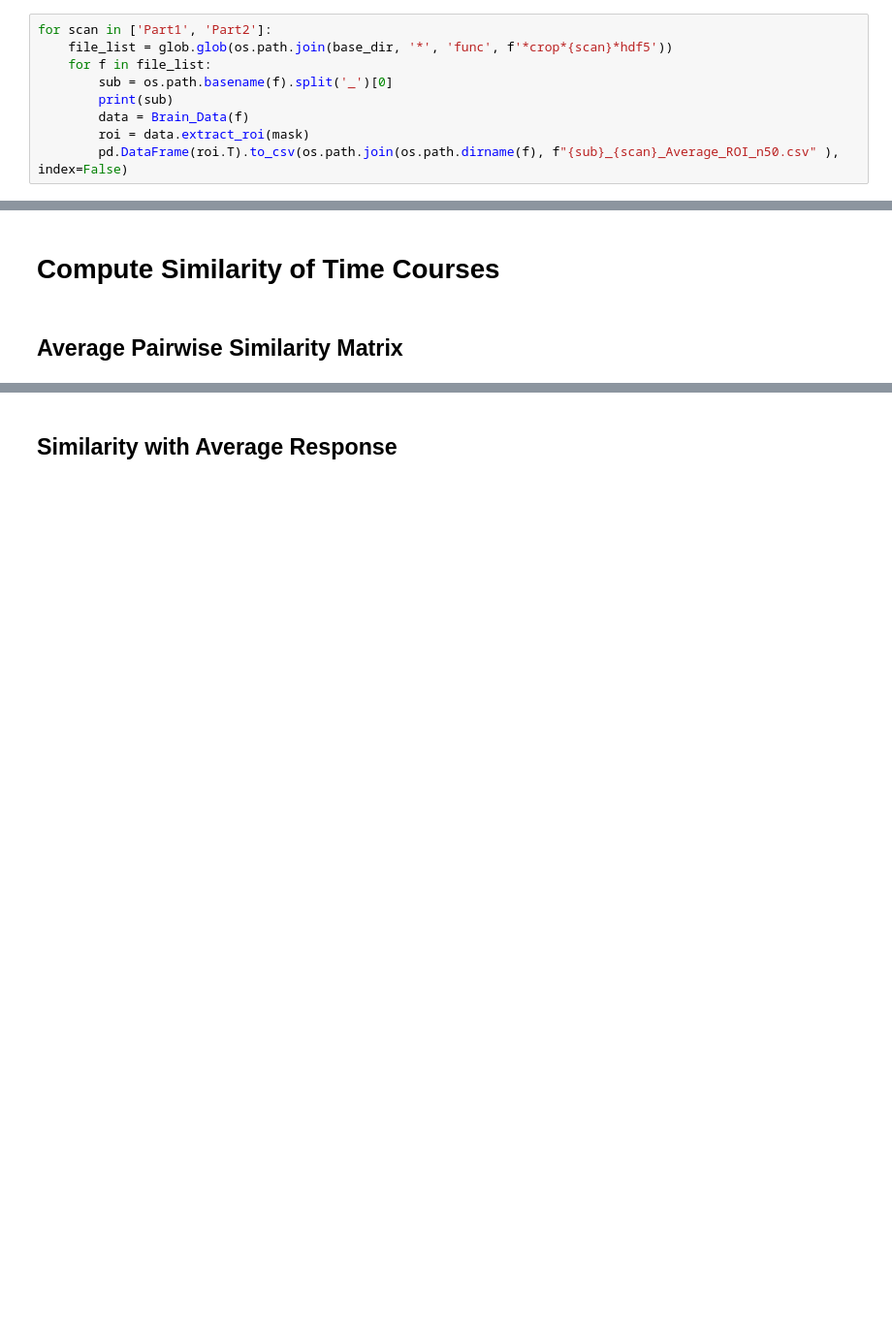
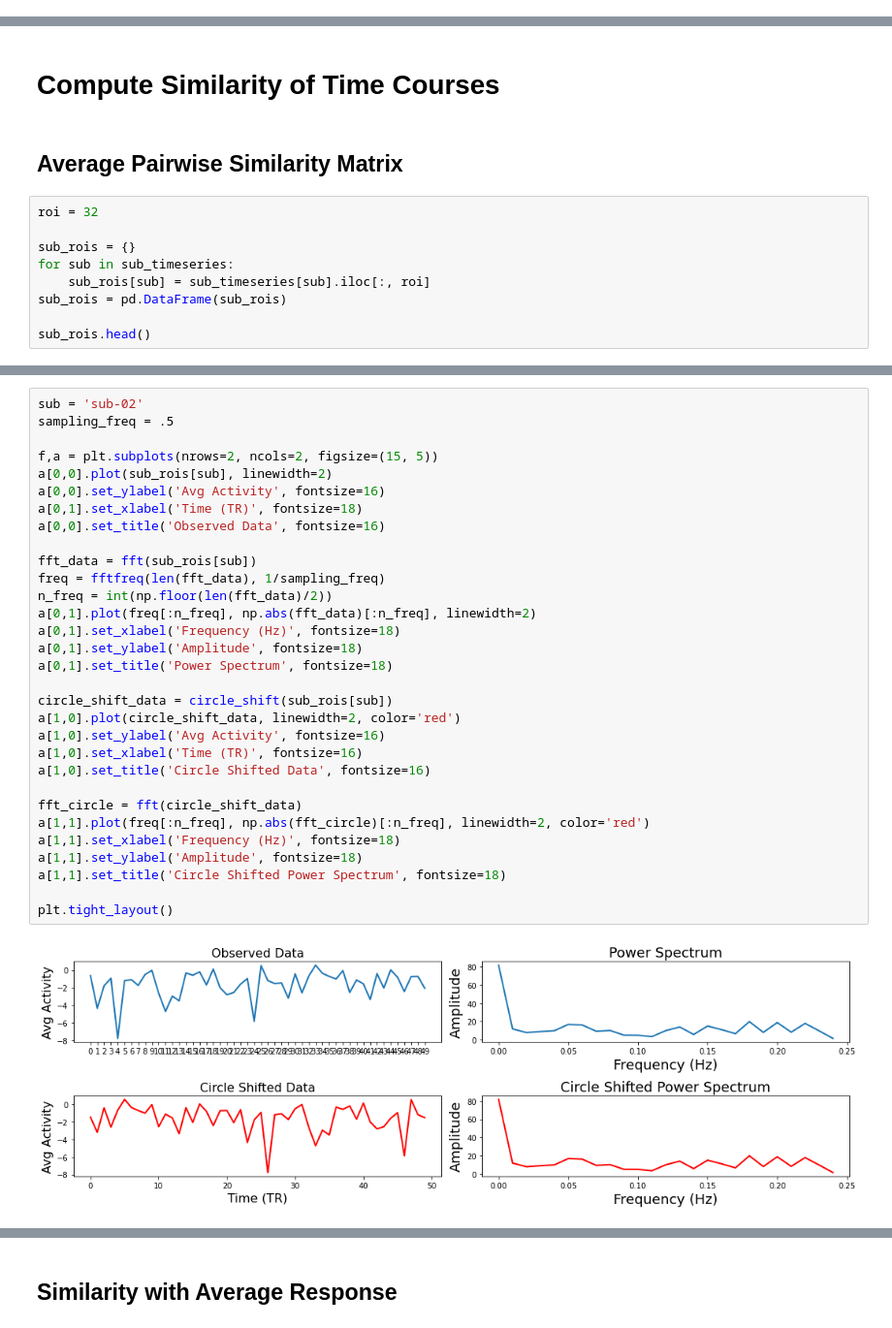
Before and after one commit to naturalistic-data-analysis/naturalistic_data_analysis, a Jupyter notebook: content/features/notebooks/Intersubject_Correlation.ipynb, the cells around one changed output, grey strips where cells are left out. Shown: that part at 97% size. Cells and saved outputs as stored; diff of their text form; blank space fills up the shorter version.

```diff
--- a/content/features/notebooks/Intersubject_Correlation.ipynb
+++ b/content/features/notebooks/Intersubject_Correlation.ipynb
@@ -43,12 +86,3 @@ mask_x = expand_mask(mask)
-# %%
-for scan in ['Part1', 'Part2']:
-    file_list = glob.glob(os.path.join(base_dir, '*', 'func', f'*crop*{scan}*hdf5'))
-    for f in file_list:
-        sub = os.path.basename(f).split('_')[0]
-        print(sub)
-        data = Brain_Data(f)
-        roi = data.extract_roi(mask)
-        pd.DataFrame(roi.T).to_csv(os.path.join(os.path.dirname(f), f"{sub}_{scan}_Average_ROI_n50.csv" ), index=False)
 # %% [markdown]
 ## Load Time Series
 # %%
@@ -66,3 +100,12 @@ for sub in sub_list:
 # Compute Similarity of Time Courses
 # %% [markdown]
 ## Average Pairwise Similarity Matrix
+# %%
+roi = 32
+
+sub_rois = {}
+for sub in sub_timeseries:
+    sub_rois[sub] = sub_timeseries[sub].iloc[:, roi]
+sub_rois = pd.DataFrame(sub_rois)
+
+sub_rois.head()
@@ -68,0 +119,33 @@ for sub in sub_list:
+# %%
+sub = 'sub-02'
+sampling_freq = .5
+
+f,a = plt.subplots(nrows=2, ncols=2, figsize=(15, 5))
+a[0,0].plot(sub_rois[sub], linewidth=2)
+a[0,0].set_ylabel('Avg Activity', fontsize=16)
+a[0,1].set_xlabel('Time (TR)', fontsize=18)
+a[0,0].set_title('Observed Data', fontsize=16)
+
+fft_data = fft(sub_rois[sub])
+freq = fftfreq(len(fft_data), 1/sampling_freq)
+n_freq = int(np.floor(len(fft_data)/2))
+a[0,1].plot(freq[:n_freq], np.abs(fft_data)[:n_freq], linewidth=2)
+a[0,1].set_xlabel('Frequency (Hz)', fontsize=18)
+a[0,1].set_ylabel('Amplitude', fontsize=18)
+a[0,1].set_title('Power Spectrum', fontsize=18)
+
+circle_shift_data = circle_shift(sub_rois[sub])
+a[1,0].plot(circle_shift_data, linewidth=2, color='red')
+a[1,0].set_ylabel('Avg Activity', fontsize=16)
+a[1,0].set_xlabel('Time (TR)', fontsize=16)
+a[1,0].set_title('Circle Shifted Data', fontsize=16)
+
+fft_circle = fft(circle_shift_data)
+a[1,1].plot(freq[:n_freq], np.abs(fft_circle)[:n_freq], linewidth=2, color='red')
+a[1,1].set_xlabel('Frequency (Hz)', fontsize=18)
+a[1,1].set_ylabel('Amplitude', fontsize=18)
+a[1,1].set_title('Circle Shifted Power Spectrum', fontsize=18)
+
+plt.tight_layout()
+# %% [output]
+[figure, added]
```
Also changed, not shown: parts of 20 cells of this notebook, 17 other files.
